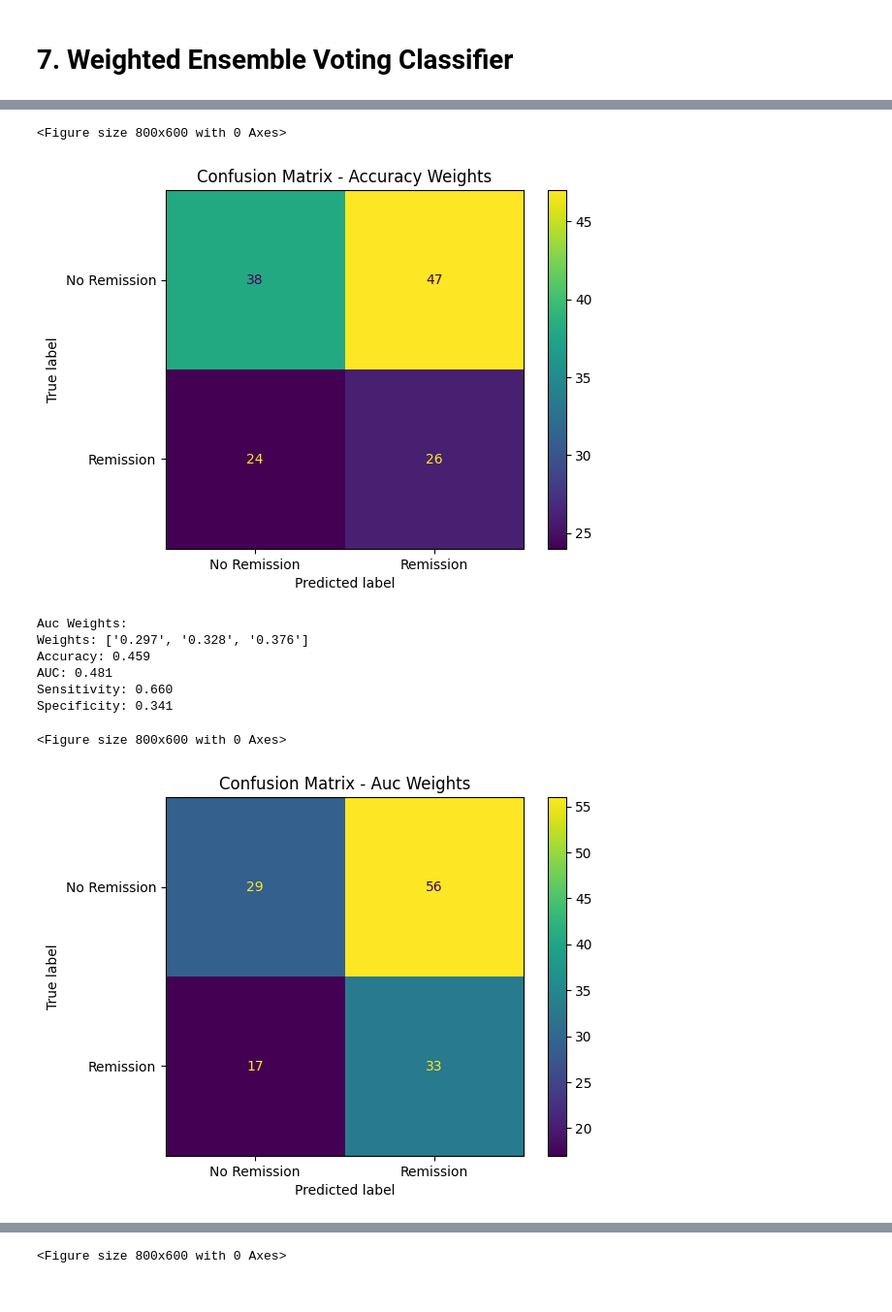
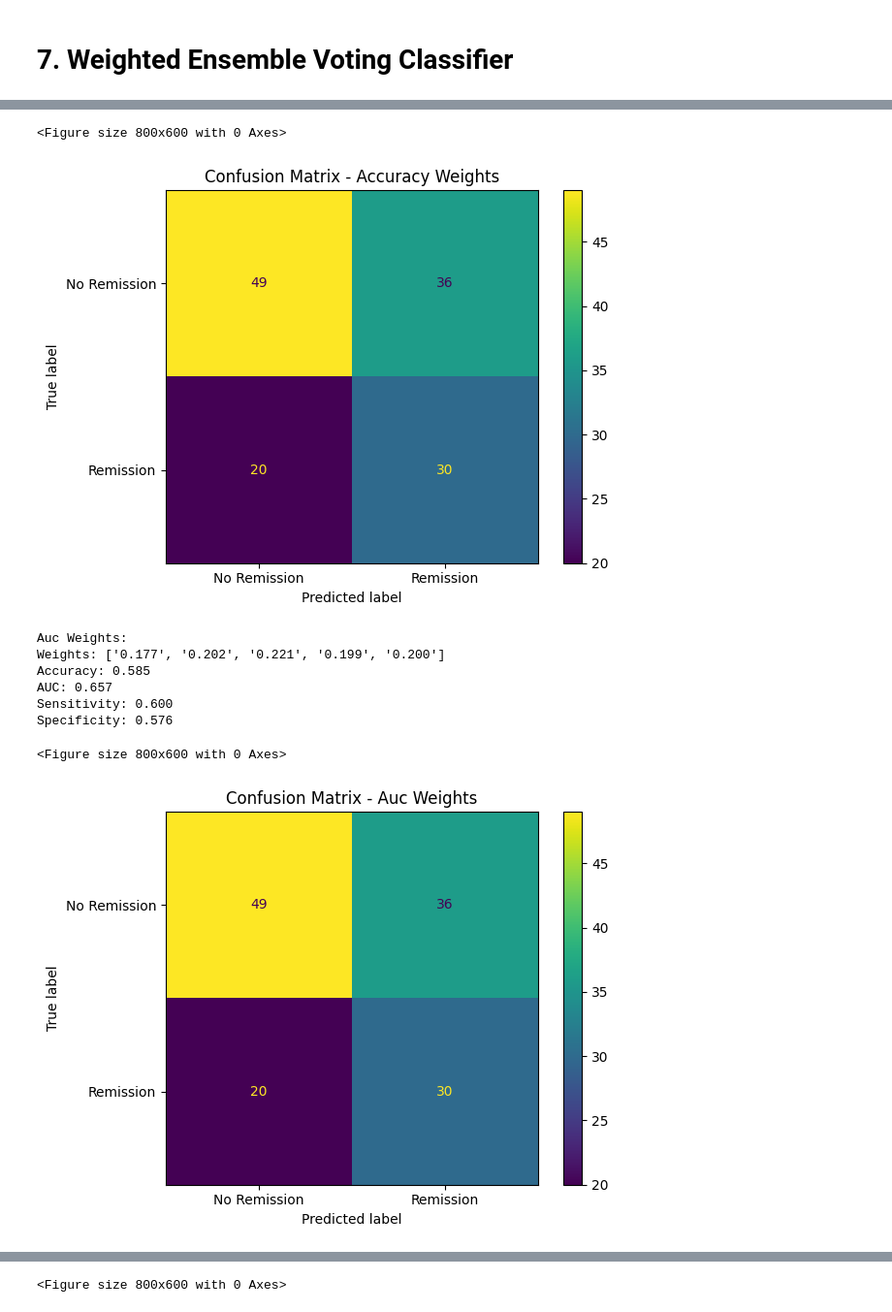
Before and after one commit to yomiokegunna/PredictingClinicalRemissionIBD, a Jupyter notebook: predicting-clinical-remission.ipynb, the cells around one changed output, grey strips where cells are left out. Shown at 97% size. Drawn from its saved outputs; the diff is of its cells as text; code cells hidden in the pictures.

```diff
--- a/predicting-clinical-remission.ipynb
+++ b/predicting-clinical-remission.ipynb
@@ -945,7 +945,7 @@ def fix_type(data):
     data['Remission_52w'] = data['Remission_52w'].astype(int)
     #  Convert appropriate columns to categorical
     categorical_cols = [
-    'AgeInclusionGroup', 'DurationGroup', 'BMIGroup2', 'Smoking',
+    'AgeInclusionGroup', 'DurationGroup', 'BMIGroup', 'Smoking',
     'Gender', 'LocationDiagnosis', 'LocationInclusion', 'BehaviorDiagnosis', 'BehaviorInclusion',
     'CalproGroup', 'CRPGroup', 'ThrombocytesGroup', 'Apendectomy',
     'EIM', 'PerianalDisease']
@@ -1010,7 +1033,7 @@ def tocCategory(data):
     data['Remission_52w'] = data['Remission_52w'].astype(int)
     #  Convert appropriate columns to categorical
     categorical_cols = [
-    'AgeInclusionGroup', 'DurationGroup', 'BMIGroup2', 'Smoking',
+    'AgeInclusionGroup', 'DurationGroup', 'BMIGroup', 'Smoking',
     'Gender', 'LocationDiagnosis', 'LocationInclusion', 'BehaviorDiagnosis', 'BehaviorInclusion',
     'CalproGroup', 'CRPGroup', 'ThrombocytesGroup', 'Apendectomy',
     'EIM', 'PerianalDisease',
@@ -1030,4 +1053,6 @@ def tocCategory(data):
 icc_c_train_mode= tocCategory(icc_c_train_mode)
 icc_c_test_mode = tocCategory(icc_c_test_mode)
 upsampled_train = tocCategory(upsampled_train)
+
+downsampled_train = tocCategory(downsampled_train)
 # %%
@@ -1590,0 +1460,8 @@ We systematically remove nodes to evaluate their impact on AUC-ROC.
+# %%
+abs_cols_bn = [col for col in downsampled_train.columns if col not in bn]
+
+for col in abs_cols_bn:
+    print(col)
+
+
+abs_cols_bnExpert = [col for col in downsampled_train.columns if col not in bn_expert]
@@ -1708,20 +1955,16 @@ plotGraph(bn_expert_temp_model, f'Expert BN (Node Removed: {bnExpert_best_remove
 # %% [markdown]
 # **7. Weighted Ensemble Voting Classifier**
 # %%
-import numpy as np
 from sklearn.metrics import accuracy_score, roc_auc_score, confusion_matrix, classification_report, ConfusionMatrixDisplay
-import matplotlib.pyplot as plt
 
 def get_performance_weights():
     """Calculate different weighting schemes based on model performance"""
 
-
-
-    # Performance metrics for each model [BN, Expert, NB]
-    accuracies = [bn_accuracy, bnExpert_accuracy, nb_accuracy]
-    aucs = [bn_auc,bnExpert_auc,nb_auc]
-    sensitivities = [bn_sensitivity, bnExpert_sensitivity, nb_sensitivity]
-    specificities = [bn_specificity, bnExpert_specificity, nb_specificity]
+    # Performance metrics for each model [BN, Expert, NB, LR, XGB]
+    accuracies = [bn_accuracy, bnExpert_accuracy, nb_accuracy, lr_accuracy, xgb_accuracy]
+    aucs = [bn_auc, bnExpert_auc, nb_auc, lr_auc, xgb_auc]
+    sensitivities = [bn_sensitivity, bnExpert_sensitivity, nb_sensitivity, lr_sensitivity, xgb_sensitivity]
+    specificities = [bn_specificity, bnExpert_specificity, nb_specificity, lr_specificity, xgb_specificity]
 
     # Different weighting schemes
     weights = {
@@ -1740,20 +1983,25 @@ def get_performance_weights():
 
     return weights
 
-def weighted_voting(bn_probs, expert_probs, nb_probs, weights):
+def weighted_voting(bn_probs, expert_probs, nb_probs, lr_probs, xgb_probs, weights):
     """
     Combine predictions using provided weights
     """
     final_probs = (
         weights[0] * bn_probs +
         weights[1] * expert_probs +
-        weights[2] * nb_probs
+        weights[2] * nb_probs +
+        weights[3] * lr_probs +
+        weights[4] * xgb_probs
     )
     predictions = (final_probs >= 0.5).astype(int)
     return predictions, final_probs
 
 # Get different weighting schemes
 weights = get_performance_weights()
+
+# Initialize list to store results
+results_list = []
 
 # Try each weighting scheme
 results = {}
@@ -1762,6 +2010,8 @@ for weight_type, weight_values in weights.items():
         bn_predicted_probs['Remission_52w_1'],
         bnExpert_predicted_probs['Remission_52w_1'],
         nb_predicted_probs_positive,
+        lr_predicted_probs_positive,
+        xgb_predicted_probs,
         weight_values
     )
 
@@ -1773,6 +2023,7 @@ for weight_type, weight_values in weights.items():
     sensitivity = tp / (tp + fn)
     specificity = tn / (tn + fp)
 
+    # Store results
     results[weight_type] = {
         'accuracy': acc,
         'auc': auc,
@@ -1780,6 +2031,20 @@ for weight_type, weight_values in weights.items():
         'specificity': specificity,
         'weights': weight_values
     }
+
+    # Add to results list
+    results_list.append({
+        'Weight Type': weight_type.replace('_', ' ').title(),
+        'Accuracy': f"{acc:.3f}",
+        'AUC': f"{auc:.3f}",
+        'Sensitivity': f"{sensitivity:.3f}",
+        'Specificity': f"{specificity:.3f}",
+        'BN Weight': f"{weight_values[0]:.3f}",
+        'Expert Weight': f"{weight_values[1]:.3f}",
+        'NB Weight': f"{weight_values[2]:.3f}",
+        'LR Weight': f"{weight_values[3]:.3f}",
+        'XGB Weight': f"{weight_values[4]:.3f}"
+    })
 
     print(f"\n{weight_type.replace('_', ' ').title()}:")
     print(f"Weights: {[f'{w:.3f}' for w in weight_values]}")
@@ -1794,7 +2059,11 @@ for weight_type, weight_values in weights.items():
                                  display_labels=['No Remission', 'Remission'])
     disp.plot()
     plt.title(f'Confusion Matrix - {weight_type.replace("_", " ").title()}')
+    plt.tight_layout()
     plt.show()
+
+# Create results DataFrame
+results_df = pd.DataFrame(results_list)
 
 # Find best performing weighting scheme for each metric
 best_weights = {
@@ -1804,8 +2073,11 @@ best_weights = {
     'specificity': max(results.items(), key=lambda x: x[1]['specificity'])[0]
 }
 
+# Print best weighting schemes
 print("\nBest Weighting Schemes:")
 for metric, weight_type in best_weights.items():
     print(f"{metric}: {weight_type}")
+    print(f"Performance: {results[weight_type][metric]:.3f}")
+    print(f"Weights: {[f'{w:.3f}' for w in results[weight_type]['weights']]}\n")
 # %% [output]
 Accuracy Weights:
@@ -1817,11 +2089,11 @@ Specificity: 0.447
 <Figure size 800x600 with 0 Axes>
-[figure, old version]
+[figure, new version]
 Auc Weights:
-Weights: ['0.297', '0.328', '0.376']
-Accuracy: 0.459
-AUC: 0.481
-Sensitivity: 0.660
-Specificity: 0.341
+Weights: ['0.177', '0.202', '0.221', '0.199', '0.200']
+Accuracy: 0.585
+AUC: 0.657
+Sensitivity: 0.600
+Specificity: 0.576
 <Figure size 800x600 with 0 Axes>
-[figure, old version]
+[figure, new version]
 Sensitivity Weights:
```
Also changed, not shown: parts of 51 cells of this notebook.
